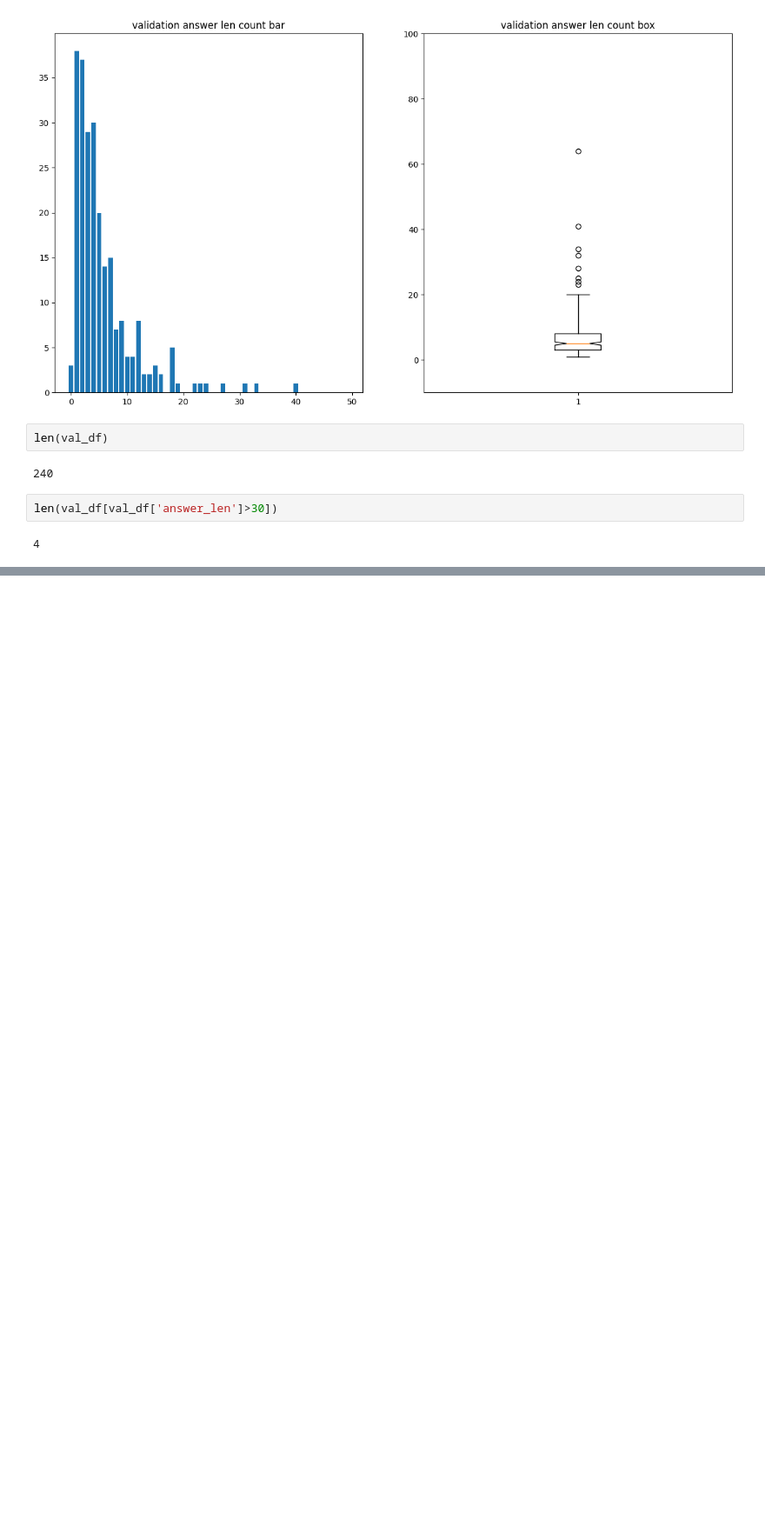
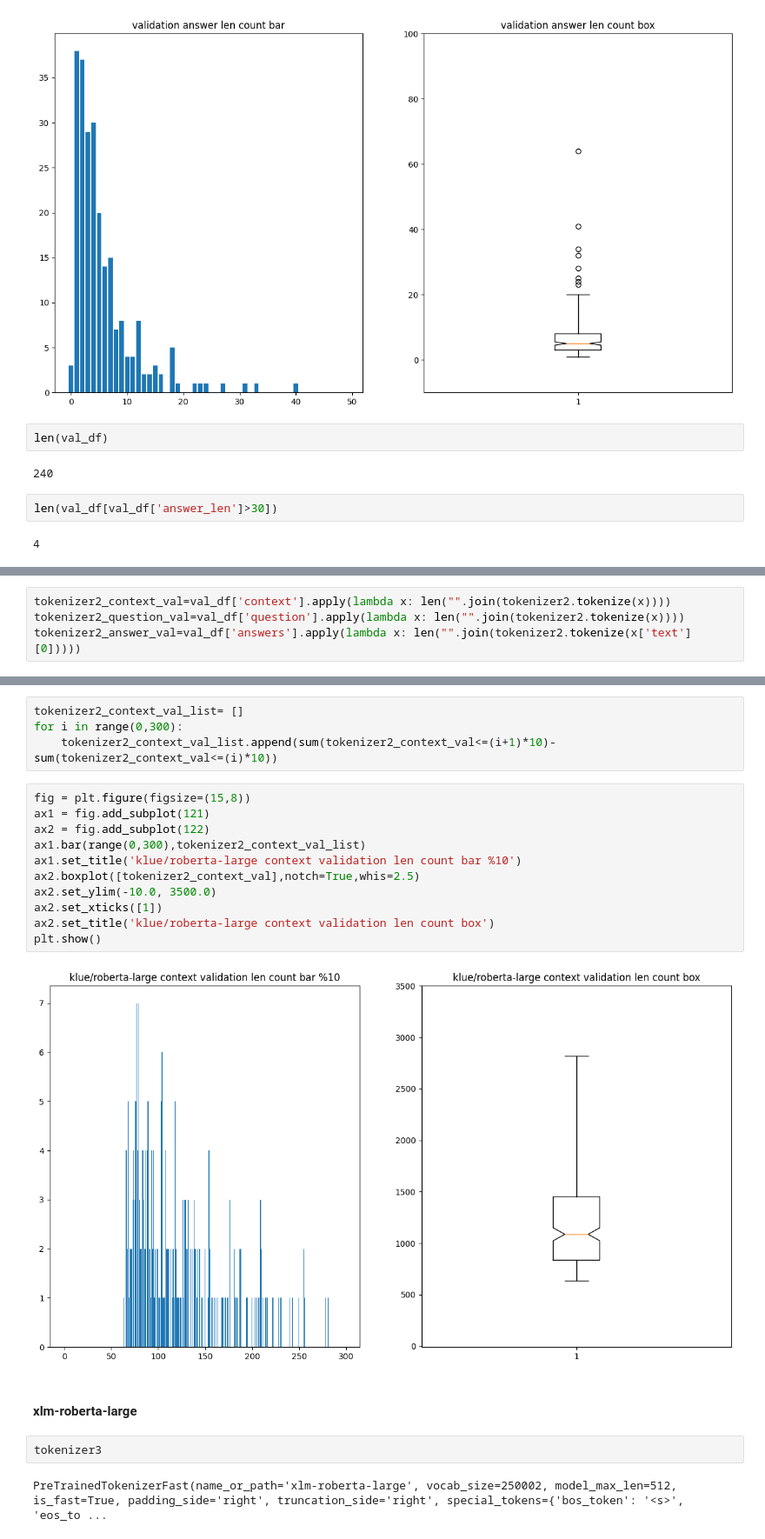
Before and after one commit to boostcampaitech4lv23nlp1/level2_mrc_nlp-level2-nlp-07, a Jupyter notebook: code/notebook/distribution_eda.ipynb, the cells around one changed output, grey strips where cells are left out. Shown at 87% size. Drawn from its saved outputs; the diff is of its cells as text; blank space fills up the shorter version.

```diff
--- a/code/notebook/distribution_eda.ipynb
+++ b/code/notebook/distribution_eda.ipynb
@@ -632,0 +817,4 @@ len(val_df[val_df['answer_len']>30])
+# %%
+tokenizer2_context_val=val_df['context'].apply(lambda x: len("".join(tokenizer2.tokenize(x))))
+tokenizer2_question_val=val_df['question'].apply(lambda x: len("".join(tokenizer2.tokenize(x))))
+tokenizer2_answer_val=val_df['answers'].apply(lambda x: len("".join(tokenizer2.tokenize(x['text'][0]))))
@@ -632,0 +857,23 @@ len(val_df[val_df['answer_len']>30])
+# %%
+tokenizer2_context_val_list= []
+for i in range(0,300):
+    tokenizer2_context_val_list.append(sum(tokenizer2_context_val<=(i+1)*10)-sum(tokenizer2_context_val<=(i)*10))
+# %%
+fig = plt.figure(figsize=(15,8))
+ax1 = fig.add_subplot(121)
+ax2 = fig.add_subplot(122)
+ax1.bar(range(0,300),tokenizer2_context_val_list)
+ax1.set_title('klue/roberta-large context validation len count bar %10')
+ax2.boxplot([tokenizer2_context_val],notch=True,whis=2.5)
+ax2.set_ylim(-10.0, 3500.0)
+ax2.set_xticks([1])
+ax2.set_title('klue/roberta-large context validation len count box')
+plt.show()
+# %% [output]
+[figure, added]
+# %% [markdown]
+#### xlm-roberta-large
+# %%
+tokenizer3
+# %% [output]
+PreTrainedTokenizerFast(name_or_path='xlm-roberta-large', vocab_size=250002, model_max_len=512, is_fast=True, padding_side='right', truncation_side='right', special_tokens={'bos_token': '<s>', 'eos_to ...
```
Also changed, not shown: parts of 67 cells of this notebook, 2 other files.
